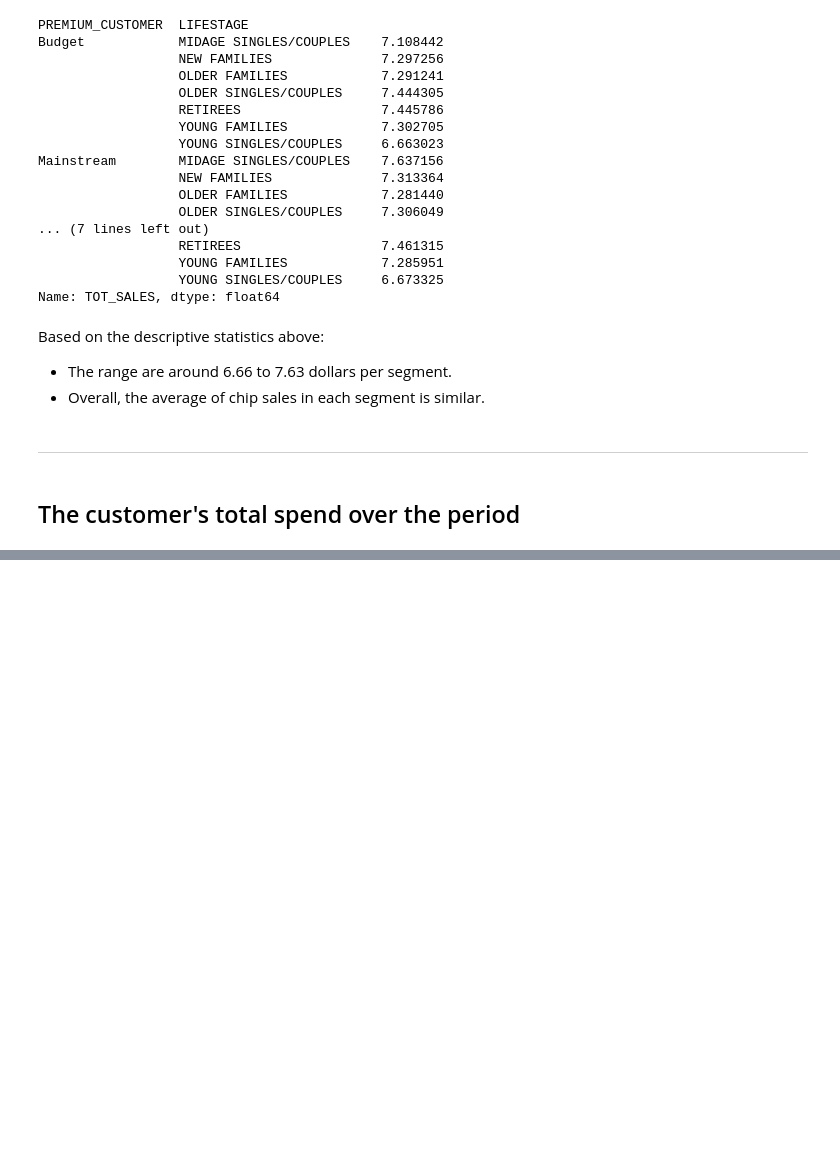
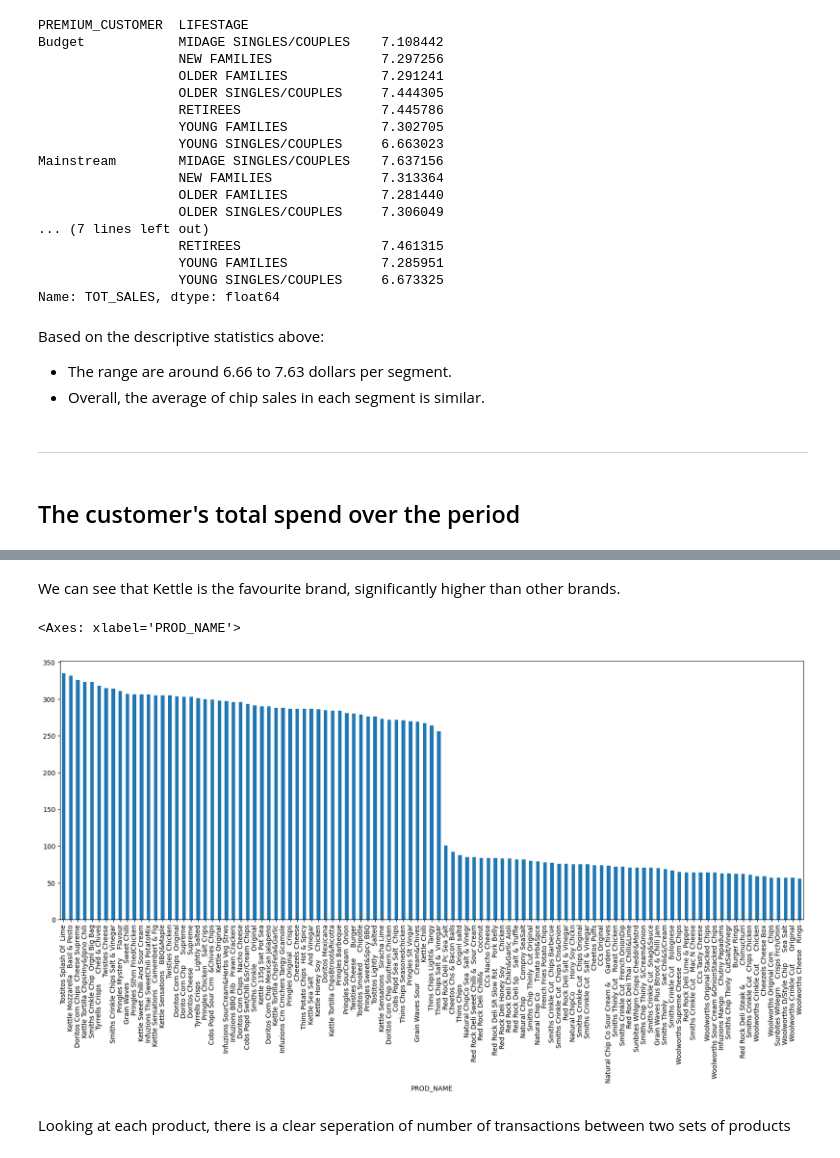
Before and after one commit to Ethan4thewin/Quantium---Chips, a Jupyter notebook: my_nb.ipynb, the cells around one changed output, grey strips where cells are left out. Drawn from its saved outputs; the diff is of its cells as text; code cells hidden in the pictures; blank space fills up the shorter version.

```diff
--- a/my_nb.ipynb
+++ b/my_nb.ipynb
@@ -625,0 +725,9 @@ plt.show()
+# %% [markdown]
+We can see that Kettle is the favourite brand, significantly higher than other brands.
+# %%
+data_MS_YSC.PROD_NAME.value_counts().plot(kind='bar', figsize=(20, 7))
+# %% [output]
+<Axes: xlabel='PROD_NAME'>
+[figure, added]
+# %% [markdown]
+Looking at each product, there is a clear seperation of number of transactions between two sets of products
```
Also changed, not shown: parts of 27 cells of this notebook.
